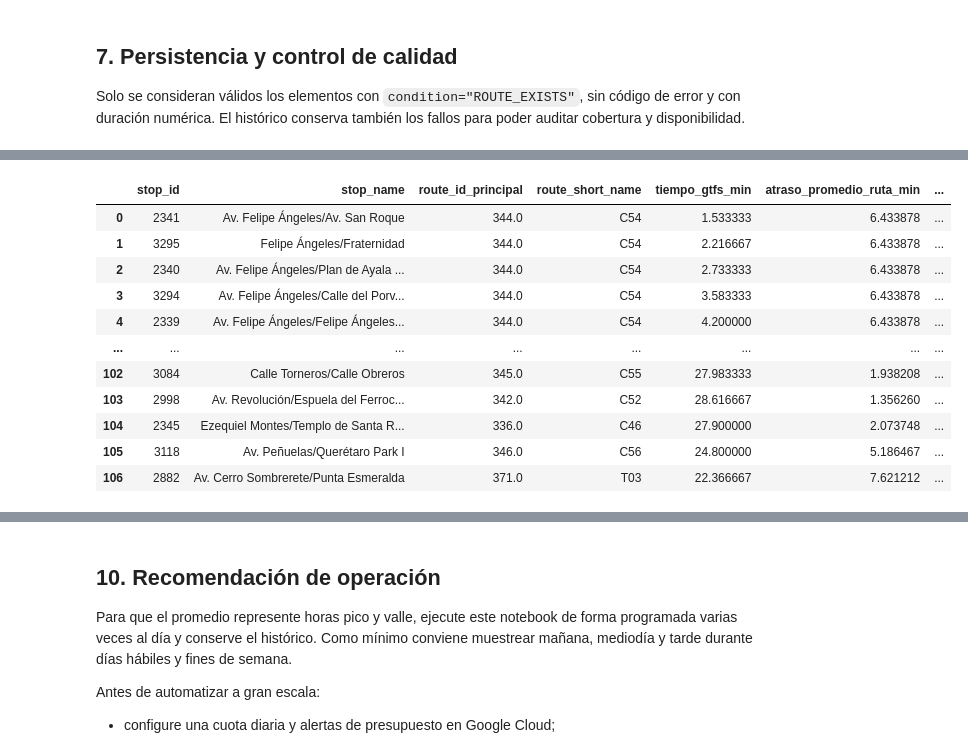
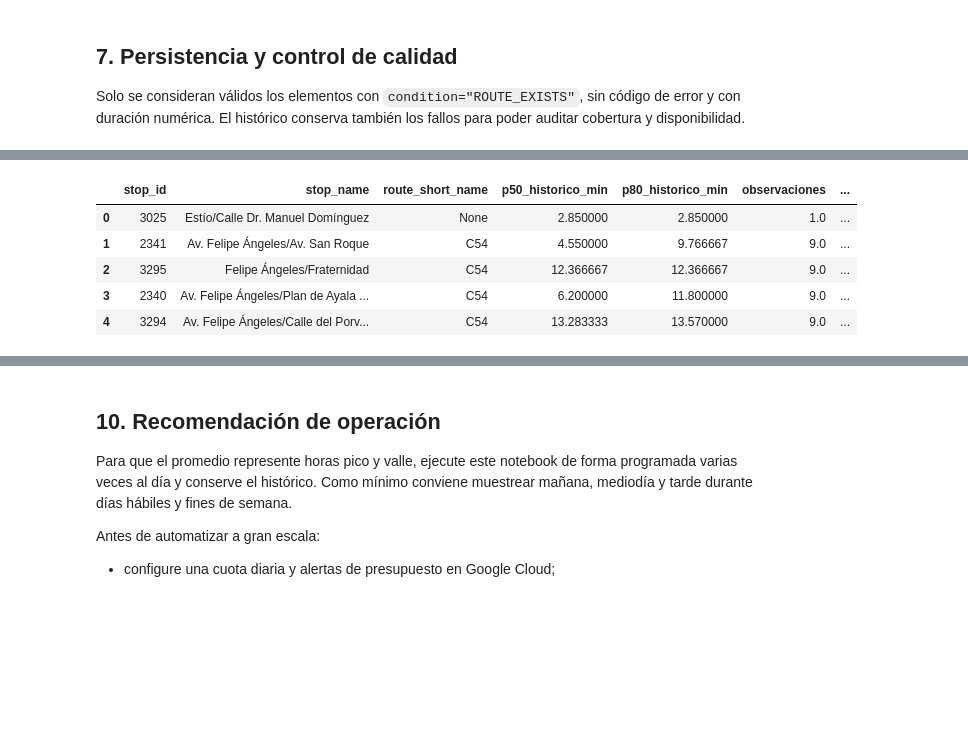
Before and after one commit to FBenita/Tren_Mex_Qro, a Jupyter notebook: scripts/PromedioRutas.ipynb, the cells around one changed output, grey strips where cells are left out. Cells and saved outputs as stored; diff of their text form; code cells hidden in the pictures; blank space fills up the shorter version.

Commit message:
update: se calcula el atraso de forma robusta

```diff
--- a/scripts/PromedioRutas.ipynb
+++ b/scripts/PromedioRutas.ipynb
@@ -107,6 +107,9 @@ PENALIZACION_TRANSBORDO_MIN = float(
 TAMANO_LOTE = 100
 ESPERA_ENTRE_LOTES_SEG = 0.25
 RETENCION_DIAS = 30
+MIN_OBSERVACIONES_HISTORICAS = int(
+    os.getenv("MIN_OBSERVACIONES_HISTORICAS", "5")
+)
 
 # None consulta todos los orígenes alcanzables. Use un entero para una prueba controlada.
 MAX_PARADAS = None
@@ -115,6 +118,8 @@ if EJECUTAR_API and not API_KEY:
     raise RuntimeError(
         "EJECUTAR_GOOGLE_MAPS=true, pero falta GOOGLE_MAPS_API_KEY."
     )
+if MIN_OBSERVACIONES_HISTORICAS <= 0:
+    raise ValueError("MIN_OBSERVACIONES_HISTORICAS debe ser mayor que cero.")
 if PENALIZACION_TRANSBORDO_MIN < 0:
     raise ValueError("PENALIZACION_TRANSBORDO_MIN no puede ser negativa.")
 
@@ -124,6 +129,7 @@ print(f"GTFS: {GTFS_DIR.resolve()}")
 print(f"Resultados: {PROCESSED_DIR.resolve()}")
 print(f"Consulta a Google habilitada: {EJECUTAR_API}")
 print(f"Penalización por transbordo: {PENALIZACION_TRANSBORDO_MIN:g} min")
+print(f"Muestra histórica mínima: {MIN_OBSERVACIONES_HISTORICAS} observaciones")
 # %% [output]
 Archivo .env cargado: True (/Users/manuelbajos/Documents/tec/semestres/Septimo/ProyectoInvestigacion/github/Tren_Mex_Qro/.env)
 API key configurada: True
@@ -812,34 +896,38 @@ Este reporte usa `tiempo_corregido_min`, no el horario GTFS sin ajustar. Se excl
 # %%
-rutas_30_min = correcciones[
-    correcciones["correccion_disponible"]
-    & correcciones["tiempo_corregido_min"].le(30)
+metadata_stop = df_base[
+    ["stop_id", "stop_name", "route_id_principal", "route_short_name", "tiempo_gtfs_min"]
 ].copy()
+metadata_stop["stop_id"] = metadata_stop["stop_id"].astype(str)
+reporte_historico = metadata_stop.merge(
+    estadisticas_stop, on="stop_id", how="left", validate="one_to_one"
+)
+for columna in ["observaciones_laboral", "observaciones_fin_de_semana"]:
+    reporte_historico[columna] = reporte_historico[columna].fillna(0).astype(int)
 
-rutas_30_min = rutas_30_min.sort_values(
-    ["tiempo_corregido_min", "route_short_name", "stop_name"]
-)
-
-pendientes_30_gtfs = correcciones[
-    ~correcciones["correccion_disponible"]
-    & correcciones["tiempo_gtfs_min"].le(30)
+rutas_30_min = reporte_historico[
+    reporte_historico["clasificacion_acceso"].eq("Acceso confiable")
+].sort_values(["p80_historico_min", "route_short_name", "stop_name"])
+variables_30 = reporte_historico[
+    reporte_historico["clasificacion_acceso"].eq(
+        "Acceso habitual pero variable"
+    )
 ]
-
-print(f"Paradas confirmadas a 30 min o menos: {len(rutas_30_min):,}")
-print(
-    "Paradas que GTFS coloca a 30 min o menos pero aún no tienen corrección:",
-    f"{len(pendientes_30_gtfs):,}",
-)
+insuficientes = reporte_historico[
+    reporte_historico["clasificacion_acceso"].eq("Datos insuficientes")
+]
+print(f"Acceso confiable (P80 <= {UMBRAL_ANALISIS_MIN:g}): {len(rutas_30_min):,}")
+print(f"Acceso habitual pero variable: {len(variables_30):,}")
+print(f"Datos insuficientes: {len(insuficientes):,}")
 
 columnas_reporte = [
-    "stop_id",
-    "stop_name",
-    "route_id_principal",
-    "route_short_name",
-    "tiempo_gtfs_min",
-    "atraso_promedio_ruta_min",
-    "tiempo_corregido_min",
-    "google_eta_promedio_stop_min",
-    "observaciones_stop",
+    "stop_id", "stop_name", "route_short_name",
+    "p50_historico_min", "p80_historico_min",
+    "observaciones", "proporcion_dentro_umbral",
+    "observaciones_laboral", "observaciones_fin_de_semana",
+    "p50_laboral_min", "p80_laboral_min",
+    "p50_fin_de_semana_min", "p80_fin_de_semana_min",
+    "ultima_eta_min", "ultimo_tipo_dia", "ultima_franja_horaria",
+    "calidad_muestra", "clasificacion_acceso",
 ]
-display(rutas_30_min[columnas_reporte].reset_index(drop=True))
+display(reporte_historico[columnas_reporte].head())
 # %% [output]
@@ -848,12 +937,6 @@ Paradas que GTFS coloca a 30 min o menos pero aún no tienen corrección: 1
-|  | stop_id | stop_name | route_id_principal | route_short_name | tiempo_gtfs_min | atraso_promedio_ruta_min | ... |
-| 0 | 2341 | Av. Felipe Ángeles/Av. San Roque | 344.0 | C54 | 1.533333 | 6.433878 | ... |
-| 1 | 3295 | Felipe Ángeles/Fraternidad | 344.0 | C54 | 2.216667 | 6.433878 | ... |
-| 2 | 2340 | Av. Felipe Ángeles/Plan de Ayala ... | 344.0 | C54 | 2.733333 | 6.433878 | ... |
-| 3 | 3294 | Av. Felipe Ángeles/Calle del Porv... | 344.0 | C54 | 3.583333 | 6.433878 | ... |
-| 4 | 2339 | Av. Felipe Ángeles/Felipe Ángeles... | 344.0 | C54 | 4.200000 | 6.433878 | ... |
-| ... | ... | ... | ... | ... | ... | ... | ... |
-| 102 | 3084 | Calle Torneros/Calle Obreros | 345.0 | C55 | 27.983333 | 1.938208 | ... |
-| 103 | 2998 | Av. Revolución/Espuela del Ferroc... | 342.0 | C52 | 28.616667 | 1.356260 | ... |
-| 104 | 2345 | Ezequiel Montes/Templo de Santa R... | 336.0 | C46 | 27.900000 | 2.073748 | ... |
-| 105 | 3118 | Av. Peñuelas/Querétaro Park I | 346.0 | C56 | 24.800000 | 5.186467 | ... |
-| 106 | 2882 | Av. Cerro Sombrerete/Punta Esmeralda | 371.0 | T03 | 22.366667 | 7.621212 | ... |
+|  | stop_id | stop_name | route_short_name | p50_historico_min | p80_historico_min | observaciones | ... |
+| 0 | 3025 | Estío/Calle Dr. Manuel Domínguez | None | 2.850000 | 2.850000 | 1.0 | ... |
+| 1 | 2341 | Av. Felipe Ángeles/Av. San Roque | C54 | 4.550000 | 9.766667 | 9.0 | ... |
+| 2 | 3295 | Felipe Ángeles/Fraternidad | C54 | 12.366667 | 12.366667 | 9.0 | ... |
+| 3 | 2340 | Av. Felipe Ángeles/Plan de Ayala ... | C54 | 6.200000 | 11.800000 | 9.0 | ... |
+| 4 | 3294 | Av. Felipe Ángeles/Calle del Porv... | C54 | 13.283333 | 13.570000 | 9.0 | ... |
```
Also changed, not shown: parts of 7 cells of this notebook, 12 other files.
